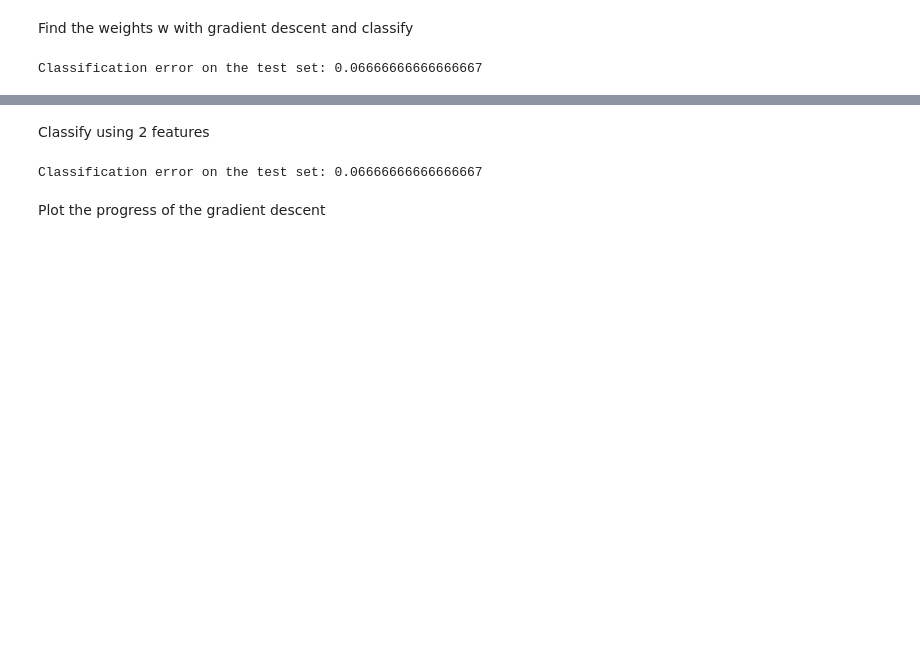
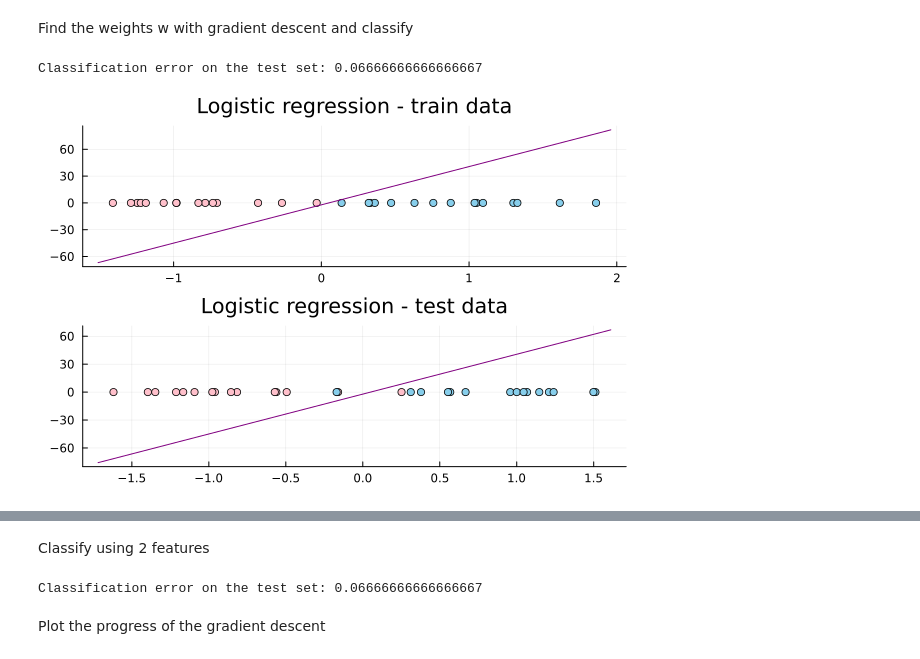
Before and after one commit to B0B36JUL-FinalProjects-2022/Projekt_korladia, a Jupyter notebook: examples/example.ipynb, the cells around one changed output, grey strips where cells are left out. Drawn from its saved outputs; the diff is of its cells as text; code cells hidden in the pictures; blank space fills up the shorter version.

```diff
--- a/examples/example.ipynb
+++ b/examples/example.ipynb
@@ -75,3 +41,9 @@ err = compute_error(res_lbl, lbls_tst)
 println("Classification error on the test set: $(err)")
 # %% [output]
 Classification error on the test set: 0.06666666666666667
+# %%
+p1 = create_plot(x_trn, w, 2, "Logistic regression - train data")
+p2 = create_plot(x_tst, w, 2, "Logistic regression - test data")
+plot(p1, p2,layout=(2,1), legend=false)
+# %% [output]
+[figure, added]
```
Also changed, not shown: parts of 29 cells of this notebook.
